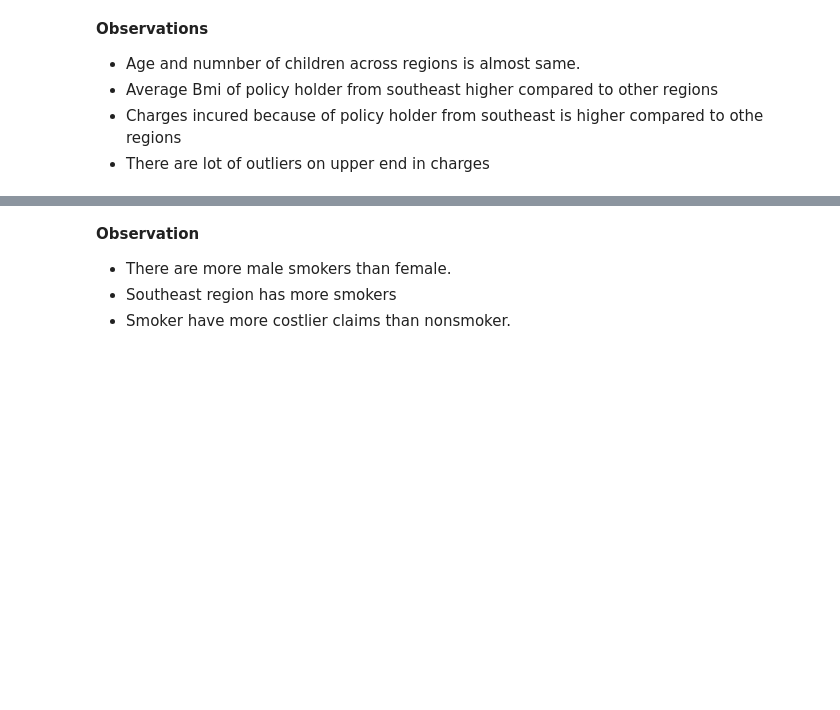
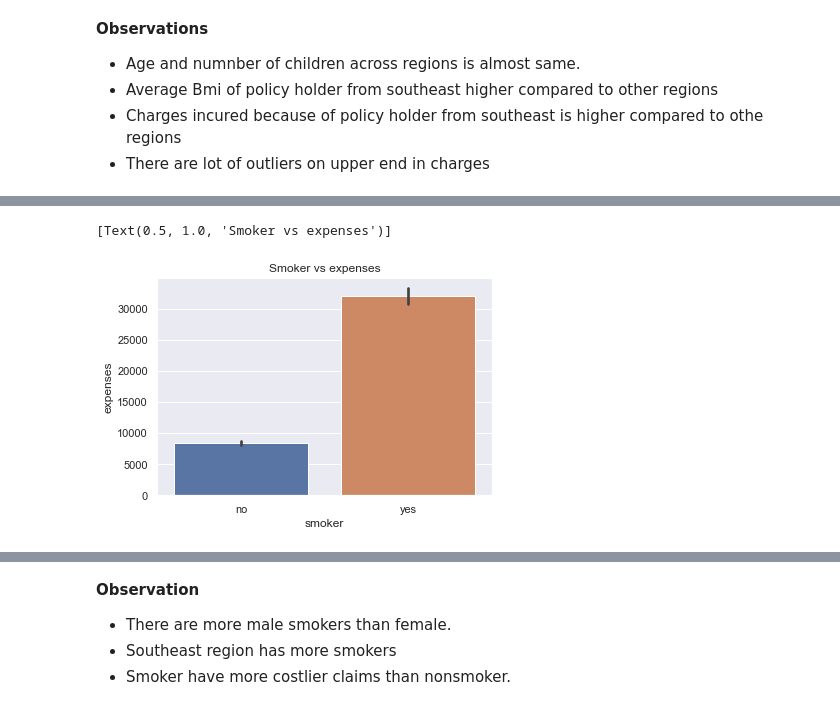
Before and after one commit to Bibhuti4086mukhiya/data-science, a Jupyter notebook: 04-Day-insurance-claims-eda-hypothesis-testing.ipynb, the cells around one changed output, grey strips where cells are left out. Saved outputs shown, nothing was run; the diff lists cells and outputs as text; code cells hidden in the pictures; blank space fills up the shorter version.

Commit message:
graph view complete

```diff
--- a/04-Day-insurance-claims-eda-hypothesis-testing.ipynb
+++ b/04-Day-insurance-claims-eda-hypothesis-testing.ipynb
@@ -405,6 +456,9 @@ ax.set(title="Smoker vs Sex")
 # %%
-#smoker vs charges
-sns.barplot(x=insured.smoker,y=insured.charges).set(title="Smoker vs Charges")
+#smoker vs expenses
+sns.barplot(x=insured.smoker,y=insured.expenses).set(title="Smoker vs expenses")
+# %% [output]
+[Text(0.5, 1.0, 'Smoker vs expenses')]
+[figure, added]
 # %%
 #region vs smoker
 plt.figure(figsize=(13,5))
```
Also changed, not shown: parts of 33 cells of this notebook, 1 other file.
